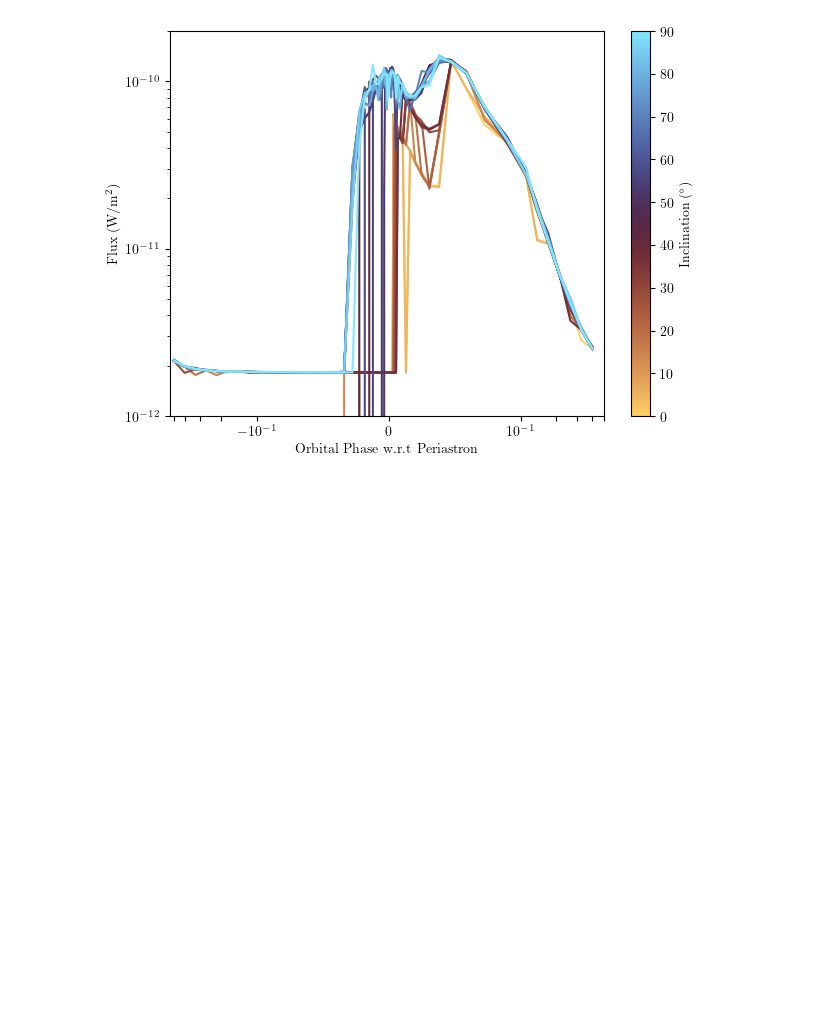
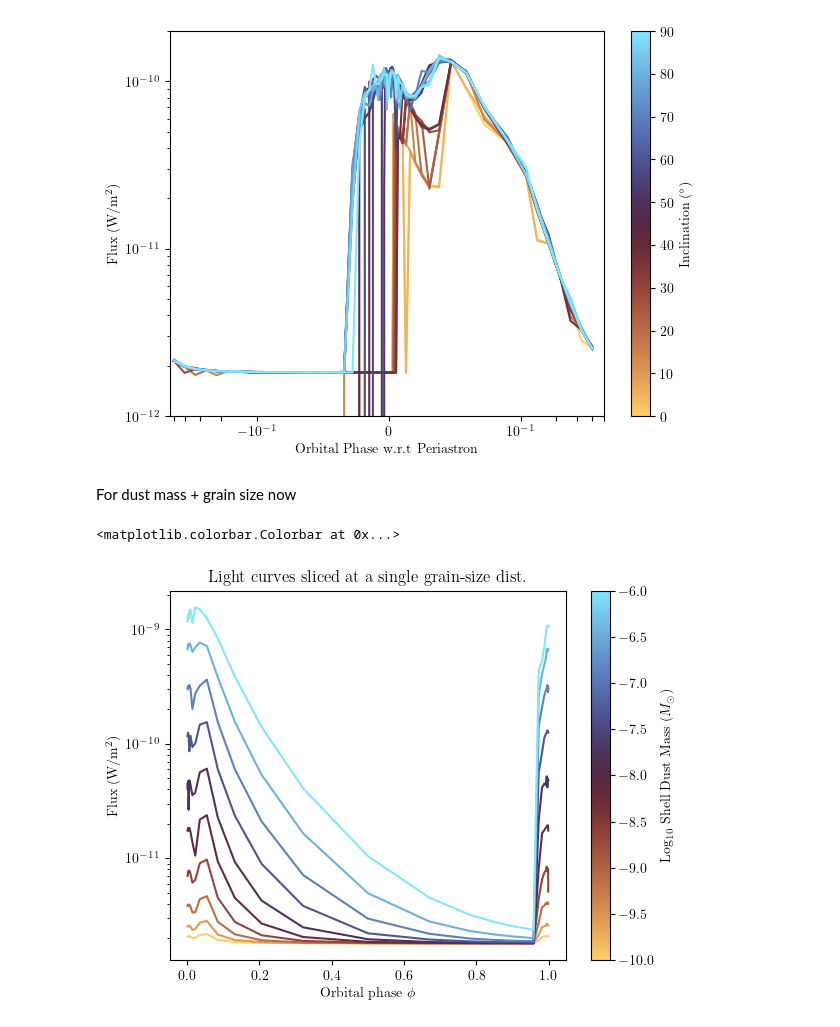
Before and after one commit to ryanwhite1/xenomorph, a Jupyter notebook: grid_runs.ipynb, the cells around one changed output. Cells and saved outputs as stored; diff of their text form; code cells hidden in the pictures; blank space fills up the shorter version.

Commit message:
More light curve parameter space exploration plots

```diff
--- a/grid_runs.ipynb
+++ b/grid_runs.ipynb
@@ -155,3 +155,30 @@ fig.savefig('Images/MRes_Plots/WR140_inclination_grid.png', dpi=400, bbox_inches
 fig.savefig('Images/MRes_Plots/WR140_inclination_grid.pdf', dpi=400, bbox_inches='tight')
 # %% [output]
 [figure]
+# %% [markdown]
+For dust mass + grain size now
+# %%
+dust_parameter_grid = {'dust_mass':np.logspace(-10, -6, 10), 'aexp':np.linspace(-4, 4, 10), 'n_samples':30}
+
+dust_grid_array = xmc.read_lightcurve_grid(3.5, parameter_grid, method='periastron_dense', root_dir='rad_transfer/WR140_3.5_grid')
+# %%
+fig, ax = plt.subplots()
+
+phases = xmc.sample_phases('periastron_dense', 30)
+
+cmap_name = 'managua'
+cmap = mpl.colormaps[cmap_name]
+colours = cmap(np.linspace(0, 1, len(dust_parameter_grid['dust_mass'])))
+
+for i in range(10):
+    ax.plot(phases, dust_grid_array[i, 5, :], c=colours[i])
+ax.set(yscale='log',
+       xlabel=r'Orbital phase $\phi$', ylabel=r'Flux (W/m$^2$)',
+       title='Light curves sliced at a single grain-size dist.')
+
+cmappable = ScalarMappable(Normalize(-10, -6))
+cmappable.set_cmap(cmap_name)
+plt.colorbar(cmappable, ax=ax, label=r'Log$_{10}$ Shell Dust Mass ($M_\odot$)')
+# %% [output]
+<matplotlib.colorbar.Colorbar at 0x...>
+[figure, added]
```
Also changed, not shown: parts of 7 cells of this notebook, 9 other files.
